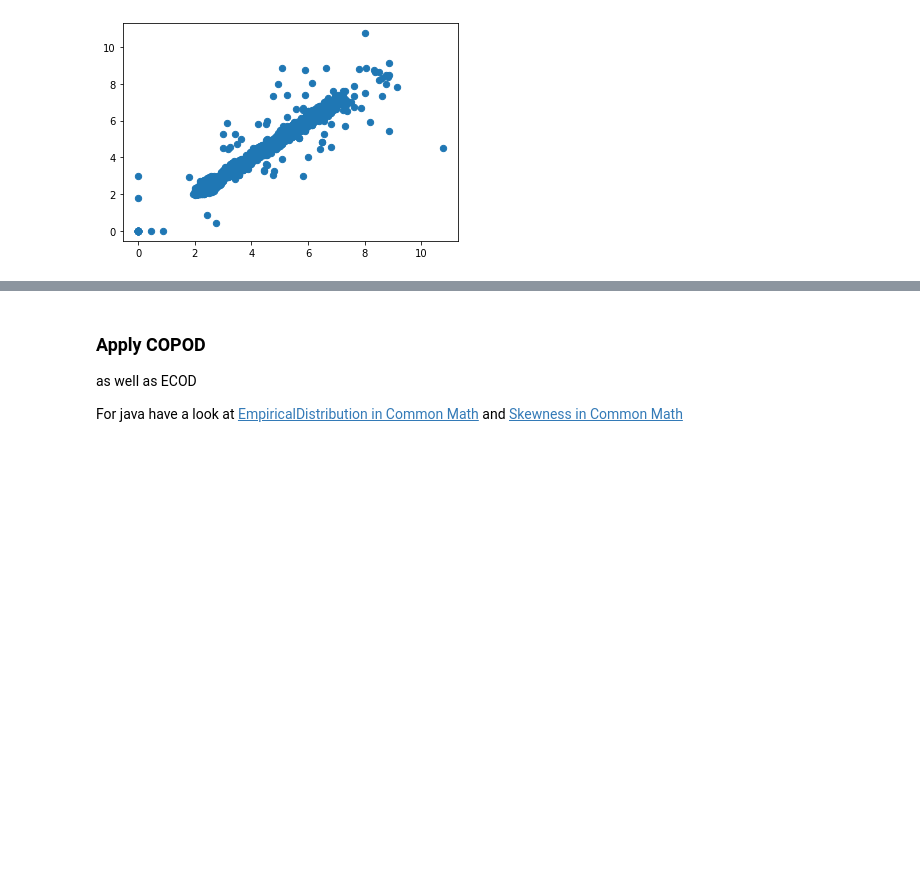
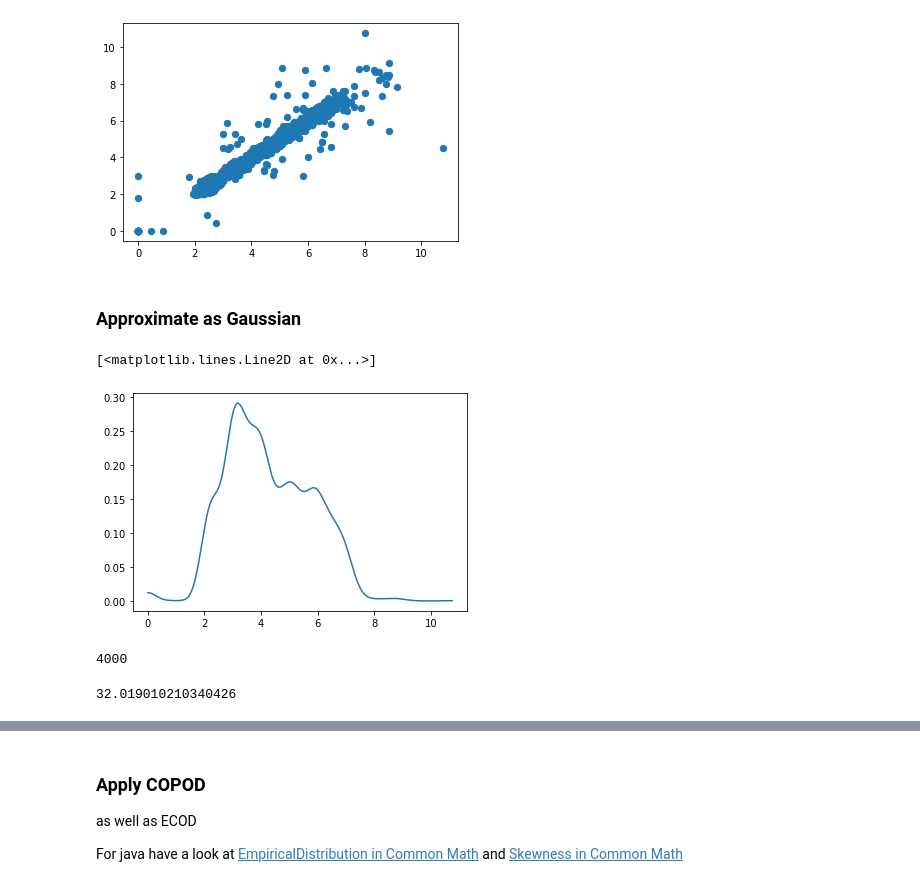
Before and after one commit to sedgewickmm18/notebooks-attic, a Jupyter notebook: COPOD.ipynb, the cells around one changed output, grey strips where cells are left out. Drawn from its saved outputs; the diff is of its cells as text; code cells hidden in the pictures; blank space fills up the shorter version.

```diff
--- a/COPOD.ipynb
+++ b/COPOD.ipynb
@@ -87,3 +94,32 @@ plt.plot(range(len(temperature)), temperature)
 plt.scatter(temp_win[:, 0], temp_win[:, 1], s=40, cmap='viridis');
 # %% [output]
 [figure]
+# %% [markdown]
+### Approximate as Gaussian
+# %%
+from scipy.interpolate import interp1d
+
+#temp_scal = MinMaxScaler().fit_transform(temperature.reshape(-1, 1))
+temp_scal = temperature
+temp_dist = gaussian_kde(temp_scal.reshape(-1,))
+t_min = temp_scal.min()
+t_max = temp_scal.max()
+
+temp_func = interp1d(range(len(temperature)), temperature, kind = 'cubic')
+# %%
+dist_x = np.arange(t_min,t_max, 0.005)
+dist_y = temp_dist(dist_x)
+# %%
+plt.plot(dist_x, dist_y)
+# %% [output]
+[<matplotlib.lines.Line2D at 0x...>]
+[figure, added]
+# %%
+len(temperature)
+# %% [output]
+4000
+# %%
+from scipy.integrate import (romberg, simpson)
+romberg(temp_func, t_min, t_max)
+# %% [output]
+32.019010210340426
```
Also changed, not shown: parts of 10 cells of this notebook, 12 other files.
